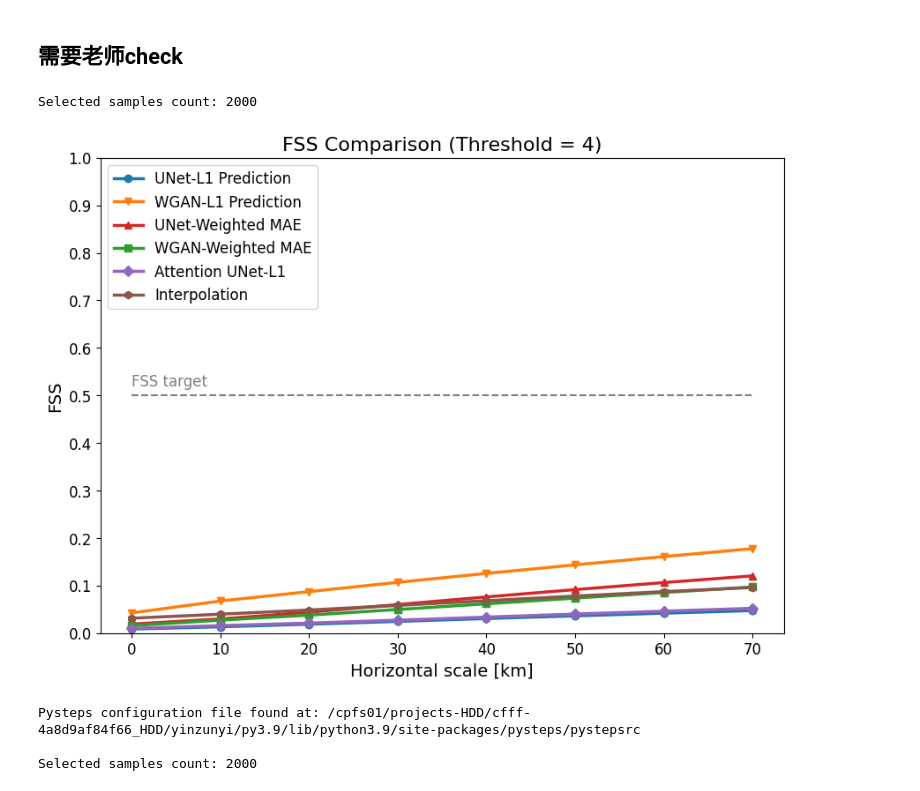
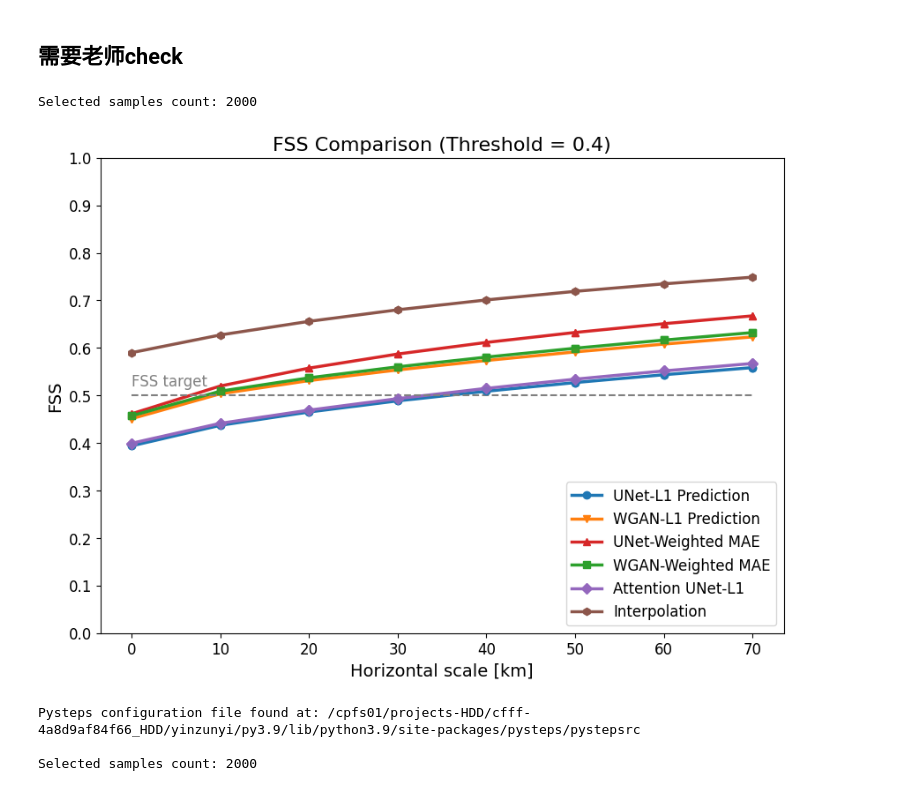
Before and after one commit to masak1112/precipitation_downscaling, a Jupyter notebook: precipitation_downscaling-bing_issue09_bias_correction/FSS_display.ipynb, the cells around one changed output. Drawn from its saved outputs; the diff is of its cells as text; code cells hidden in the pictures.

Commit message:
"ex14_6_onestep_weightmae_aheadtop_10_addprecipnorm_08_8_70_145"

```diff
--- a/precipitation_downscaling-bing_issue09_bias_correction/FSS_display.ipynb
+++ b/precipitation_downscaling-bing_issue09_bias_correction/FSS_display.ipynb
@@ -10,11 +10,11 @@ from pysteps.verification.spatialscores import fss
 # 文件路径
 unet_path = "/cpfs01/projects-HDD/cfff-4a8d9af84f66_HDD/public/ShiXiSheng/yzy/yzy_results/ex7_13_onestep_l1_nofc_aheadtop_10_addprecipnorm/prcp_downs_unet_year_2020.nc"
 wgan_path = "/cpfs01/projects-HDD/cfff-4a8d9af84f66_HDD/public/ShiXiSheng/yzy/yzy_results/ex31_7_onestepwgan_cri5_1000_0_l1_aheadtop_10_180epoch_addprecipnorm/prcp_downs_wgan_year_2020.nc"
-unet_wmae_path = "/cpfs01/projects-HDD/cfff-4a8d9af84f66_HDD/public/ShiXiSheng/yzy/yzy_results/ex14_5_onestep_weightmae_aheadtop_10_addprecipnorm_1_9_80_160/prcp_downs_unet_year_2020.nc"
+unet_wmae_path = "/cpfs01/projects-HDD/cfff-4a8d9af84f66_HDD/public/ShiXiSheng/yzy/yzy_results/ex14_6_onestep_weightmae_aheadtop_10_addprecipnorm_08_8_70_145/prcp_downs_unet_year_2020.nc"
 wgan_wmae_path = "/cpfs01/projects-HDD/cfff-4a8d9af84f66_HDD/public/ShiXiSheng/yzy/yzy_results/ex31_0_1_onestepwgan_cri5_1000_weightmae_1.5_6_60_120_aheadtop_10_160epoch_addprecipnorm/prcp_downs_wgan_year_2020.nc"
 attention_unet_path = "/cpfs01/projects-HDD/cfff-4a8d9af84f66_HDD/public/ShiXiSheng/yzy/yzy_results/ex7_0_1_onestep_atteintionunet_l1_aheadtop_10_addprecipnorm/prcp_downs_attention_unet_year_2020.nc"
 
-threshold = 4
+threshold = 0.4
 scales = list(range(0, 80, 10))  # 空间尺度
 num_samples = 2000  # 采样数量
 
@@ -118,35 +118,35 @@ plt.errorbar(scales, fss_mean_wgan, yerr=fss_std_wgan, elinewidth=0, fmt='v', ca
 plt.plot(scales, fss_mean_unet_wmae, '-^', label='UNet-Weighted MAE', linewidth=2.5, color='tab:red')
 plt.errorbar(scales, fss_mean_unet_wmae, yerr=fss_std_unet_wmae, elinewidth=0, fmt='^', capsize=0, color='tab:red', alpha=0.9)
 
 # WGAN-Weighted MAE 折线和标记
 plt.plot(scales, fss_mean_wgan_wmae, '-s', label='WGAN-Weighted MAE', linewidth=2.5, color='tab:green')
 plt.errorbar(scales, fss_mean_wgan_wmae, yerr=fss_std_wgan_wmae, elinewidth=0, fmt='s', capsize=0, color='tab:green', alpha=0.9)
 
 # Attention UNet-L1 折线和标记
 plt.plot(scales, fss_mean_attention_unet, '-D', label='Attention UNet-L1', linewidth=2.5, color='tab:purple')
 plt.errorbar(scales, fss_mean_attention_unet, yerr=fss_std_attention_unet, elinewidth=0, fmt='D', capsize=0, color='tab:purple', alpha=0.9)
 
 # 插值结果 折线和标记
 plt.plot(scales, fss_mean_inter, '-h', label='Interpolation', linewidth=2.5, color='tab:brown')
 plt.errorbar(scales, fss_mean_inter, yerr=fss_std_inter, elinewidth=0, fmt='h', capsize=0, color='tab:brown', alpha=0.9)
 
 # 添加 y=0.5 的虚线，只在x轴刻度范围内绘制
 plt.plot([scales[0], scales[-1]], [0.5, 0.5], color='gray', linestyle='--', linewidth=1.5)
 plt.text(scales[0], 0.52, 'FSS target', fontsize=12, color='gray')
 
 plt.xlabel('Horizontal scale [km]', fontsize=14)
 plt.ylabel('FSS', fontsize=14)
 plt.title(f'FSS Comparison (Threshold = {threshold})', fontsize=16)
 plt.ylim(0, 1.0)
 plt.xticks(scales, fontsize=12)
 plt.yticks(np.arange(0, 1.1, 0.1), fontsize=12)
 
-plt.legend(fontsize=12, loc='upper left')
+plt.legend(fontsize=12, loc='lower right')
 plt.grid(False)
 plt.show()
 # %% [output]
 Selected samples count: 2000
-[figure, old version]
+[figure, new version]
 # %%
 import xarray as xr
 import numpy as np
```
Also changed, not shown: 3 other files.
